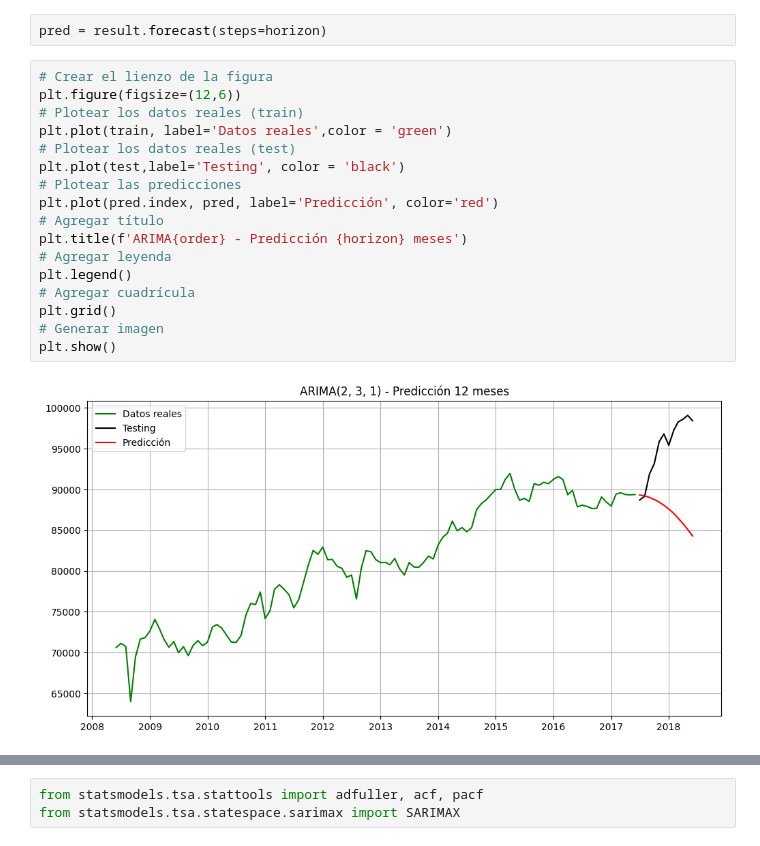
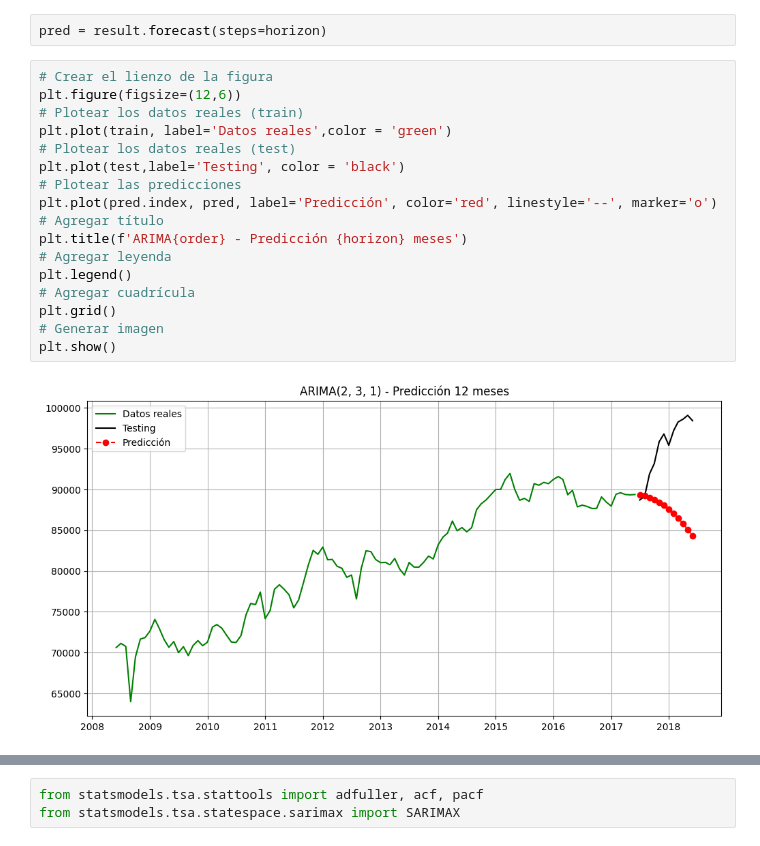
Before and after one commit to Linarendon/ml-bootcamp-labs, a Jupyter notebook: notebooks/laboratorio-s14_Ejercicio.ipynb, the cells around one changed output, grey strips where cells are left out. Drawn from its saved outputs; the diff is of its cells as text.

```diff
--- a/notebooks/laboratorio-s14_Ejercicio.ipynb
+++ b/notebooks/laboratorio-s14_Ejercicio.ipynb
@@ -265,19 +265,19 @@ pred = result.forecast(steps=horizon)
 # %%
 # Crear el lienzo de la figura
 plt.figure(figsize=(12,6))
 # Plotear los datos reales (train)
 plt.plot(train, label='Datos reales',color = 'green')
 # Plotear los datos reales (test)
 plt.plot(test,label='Testing', color = 'black')
 # Plotear las predicciones
-plt.plot(pred.index, pred, label='Predicción', color='red')
+plt.plot(pred.index, pred, label='Predicción', color='red', linestyle='--', marker='o')
 # Agregar título
 plt.title(f'ARIMA{order} - Predicción {horizon} meses')
 # Agregar leyenda
 plt.legend()
 # Agregar cuadrícula
 plt.grid()
 # Generar imagen
 plt.show()
 # %% [output]
-[figure, old version]
+[figure, new version]
```
Also changed, not shown: parts of 1 cell of this notebook.
